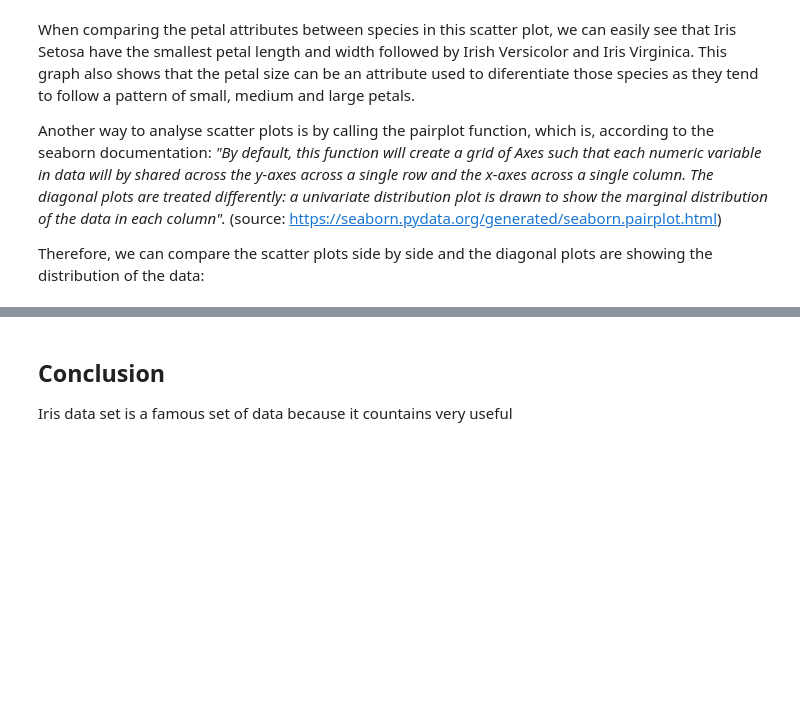
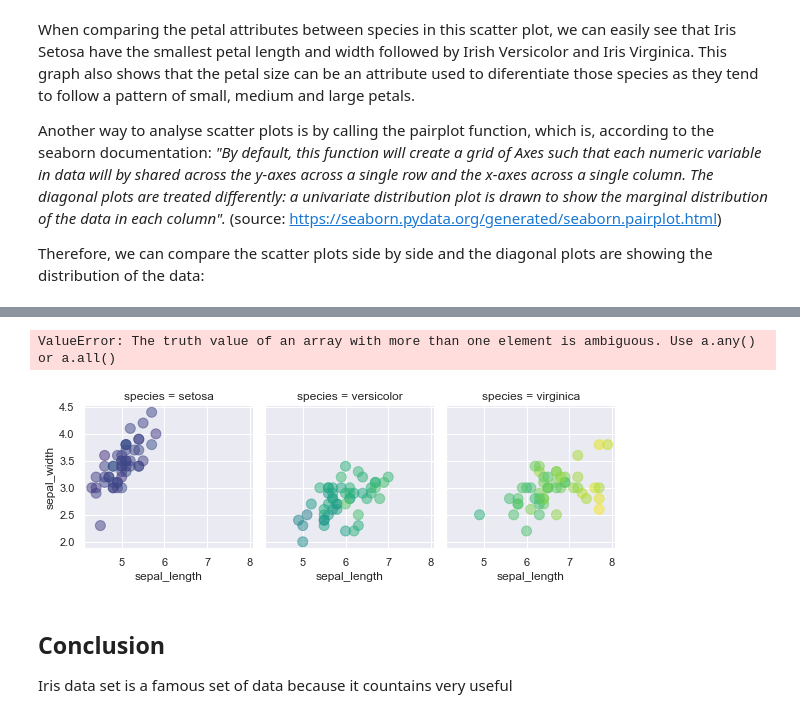
Before and after one commit to LaisColetta/pands_project, a Jupyter notebook: analysis.ipynb, the cells around one changed output, grey strips where cells are left out. Cells and saved outputs as stored; diff of their text form; code cells hidden in the pictures; blank space fills up the shorter version.

```diff
--- a/analysis.ipynb
+++ b/analysis.ipynb
@@ -207,3 +243,29 @@ ValueError: Could not interpret value `Iris_Setosa` for parameter `x`
+# %%
+g = sns.FacetGrid(iris, col='species', palette = 'seismic')
+
+def facet_scatter(x, y, c, **kwargs):
+    "Draw scatterplot with point colors from a faceted DataFrame columns."
+    kwargs.pop("color")
+    plt.scatter(x, y, c=c, **kwargs)
+
+vmin, vmax = 0, 7
+cmap = plt.cm.viridis
+
+norm=plt.Normalize(vmin=vmin, vmax=vmax)
+
+g = g.map(facet_scatter, 'sepal_length', 'sepal_width', "petal_length",
+          s=100, alpha=0.5, norm=norm, cmap=cmap)
+
+# Make space for the colorbar
+g.fig.subplots_adjust(right=.9)
+
+lp = lambda i: plt.plot([], color=cmap(norm(i)), marker="o", ls="", ms=10, alpha=0.5)[0]
+labels = np.arange(0,7.5,0.5)
+h = [lp(i) for i in labels]
+g.fig.legend(handles=h, labels=labels, fontsize=9)
+# %% [output]
+ValueError: The truth value of an array with more than one element is ambiguous. Use a.any() or a.all()
+[figure, added]
 # %% [markdown]
 ## Conclusion
 
```
Also changed, not shown: parts of 17 cells of this notebook.
